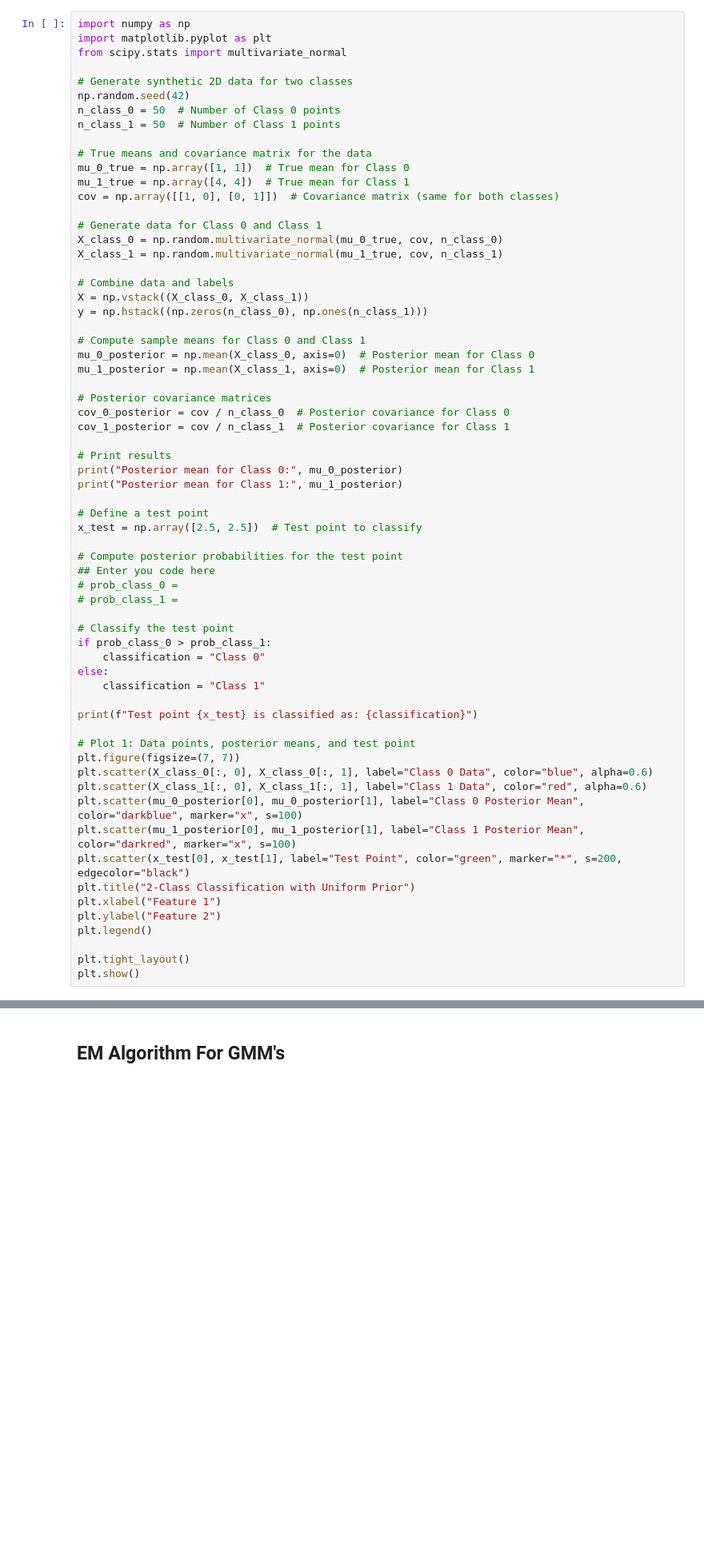
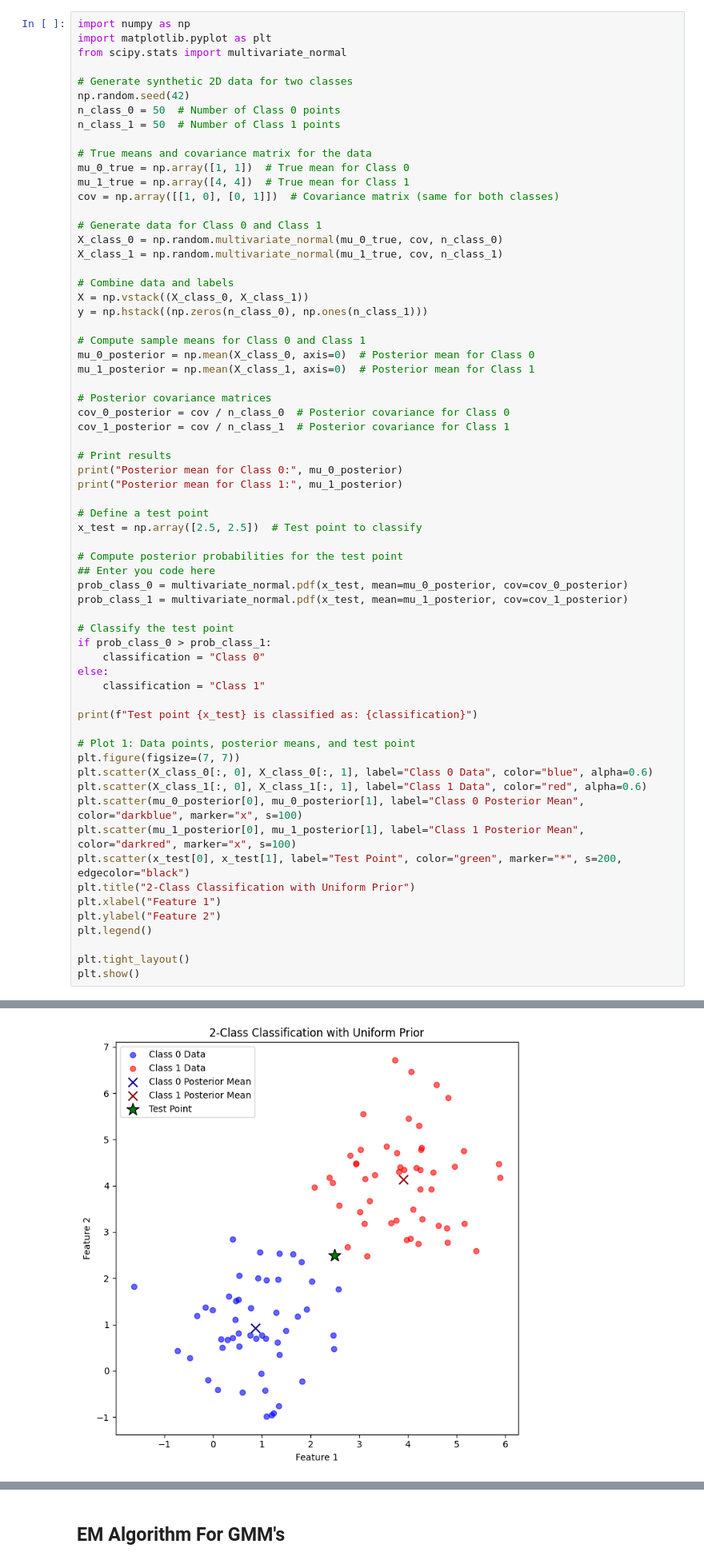
Before and after one commit to MrSleeeepy/MSc_AI, a Jupyter notebook: COMP64101 Reasoning and Learning under Uncertainty - University of Manchester/Labs/Lab 1 - Probability and Stats.ipynb, the cells around one changed output, grey strips where cells are left out. Shown at 80% size. Cells and saved outputs as stored; diff of their text form; blank space fills up the shorter version.

```diff
--- a/COMP64101 Reasoning and Learning under Uncertainty - University of Manchester/Labs/Lab 1 - Probability and Stats.ipynb
+++ b/COMP64101 Reasoning and Learning under Uncertainty - University of Manchester/Labs/Lab 1 - Probability and Stats.ipynb
@@ -788,8 +792,8 @@ x_test = np.array([2.5, 2.5])  # Test point to classify
 
 # Compute posterior probabilities for the test point
 ## Enter you code here
-# prob_class_0 =
-# prob_class_1 =
+prob_class_0 = multivariate_normal.pdf(x_test, mean=mu_0_posterior, cov=cov_0_posterior)
+prob_class_1 = multivariate_normal.pdf(x_test, mean=mu_1_posterior, cov=cov_1_posterior)
 
 # Classify the test point
 if prob_class_0 > prob_class_1:
@@ -813,3 +817,4 @@ plt.legend()
 
 plt.tight_layout()
 plt.show()
+# %% [output]
@@ -816,3 +824,4 @@ plt.show()
+[figure, added]
 # %% [markdown]
 ### Exercise:
 
```
Also changed, not shown: parts of 4 cells of this notebook.
